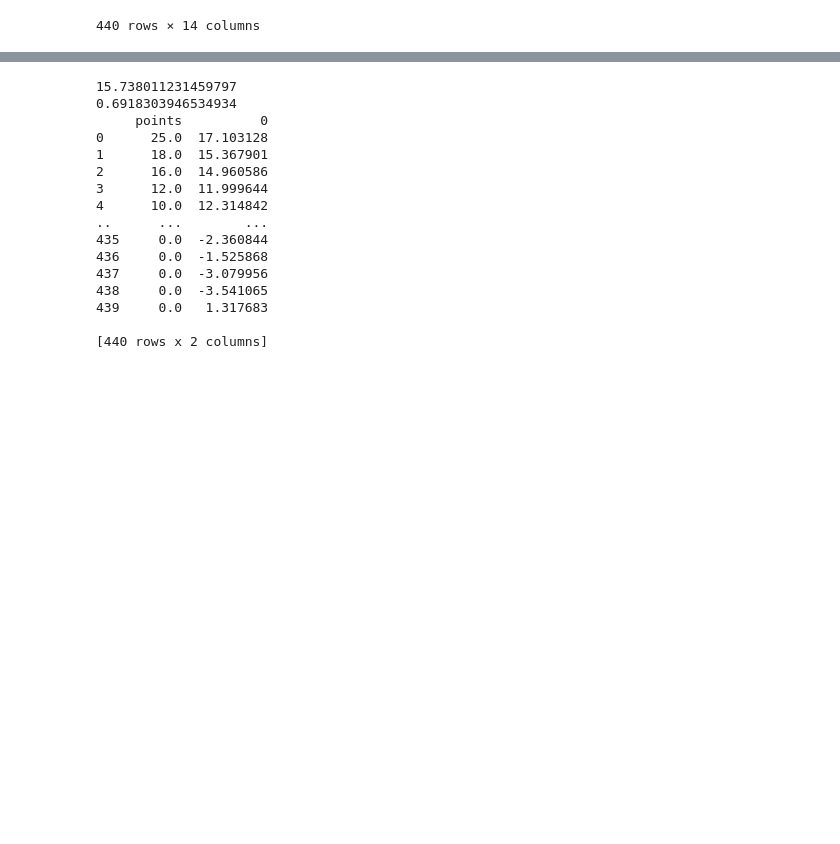
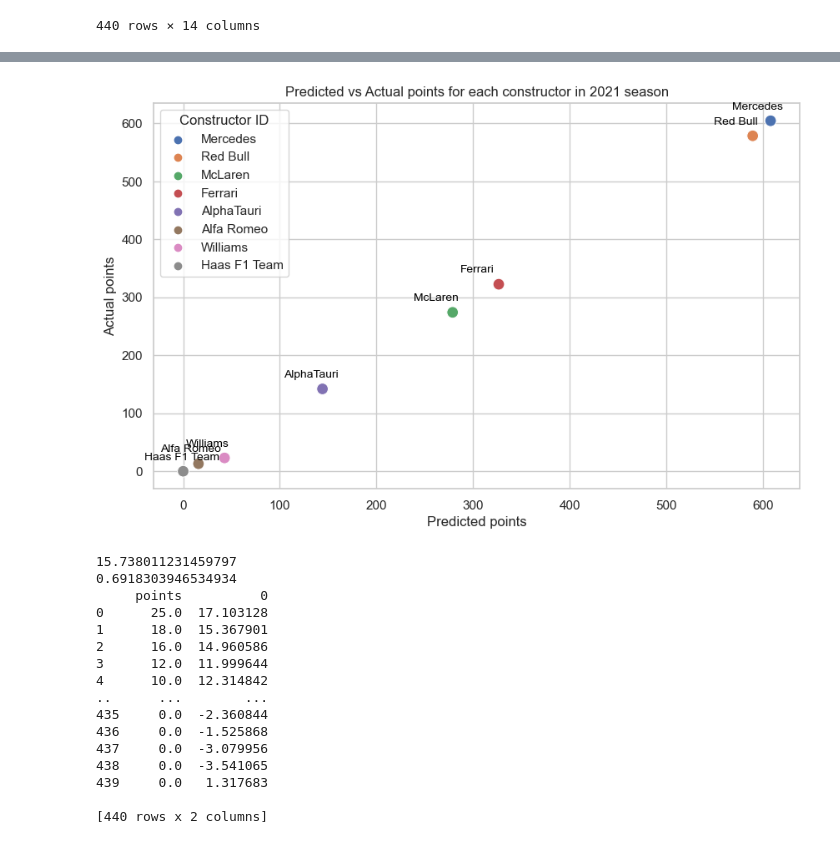
Before and after one commit to karloskarl/F1Analysis, a Jupyter notebook: largestupsetcar.ipynb, the cells around one changed output, grey strips where cells are left out. Cells and saved outputs as stored; diff of their text form; code cells hidden in the pictures; blank space fills up the shorter version.

```diff
--- a/largestupsetcar.ipynb
+++ b/largestupsetcar.ipynb
@@ -9,6 +9,7 @@ import numpy as np
 results = pd.read_csv("results.csv")
 races = pd.read_csv("races.csv")
 constructor_results = pd.read_csv("constructor_results.csv")
+constructors = pd.read_csv("constructors.csv")
 results
 # %% [output]
 |  | resultId | raceId | driverId | constructorId | number | grid | position | positionText | positionOrder | ... |
@@ -106,0 +132,6 @@ results_2021
+# %%
+results_2014_2020 = get_results_data(2014,2020)
+results_2021 = get_results_data(2021,2021)
+
+constructors_2021 = results_2021['constructorId'].unique()
+print(constructors_2021)
@@ -107,2 +192,24 @@ results_2021
+# %%
+import seaborn as sns
+
+sns.set(style="whitegrid")
+
+plt.figure(figsize=(10,6))
+scatter = sns.scatterplot(x="predictedPoints", y="actualPoints", hue="name",
+                          data=actual_predicted_points_constructors, s=100, legend='brief')
+
+for line in range(0, actual_predicted_points_constructors.shape[0]):
+    scatter.text(actual_predicted_points_constructors["predictedPoints"][line] - 40,
+                      actual_predicted_points_constructors["actualPoints"][line] + 20,
+                      actual_predicted_points_constructors['name'][line],
+                      horizontalalignment='left', size='small', color='black')
+
+plt.xlabel('Predicted points')
+plt.ylabel('Actual points')
+plt.title('Predicted vs Actual points for each constructor in 2021 season')
+plt.legend(title='Constructor ID')
+plt.show()
+# %% [output]
+[figure, added]
 # %%
 from sklearn.linear_model import LinearRegression
```
Also changed, not shown: parts of 14 cells of this notebook.
